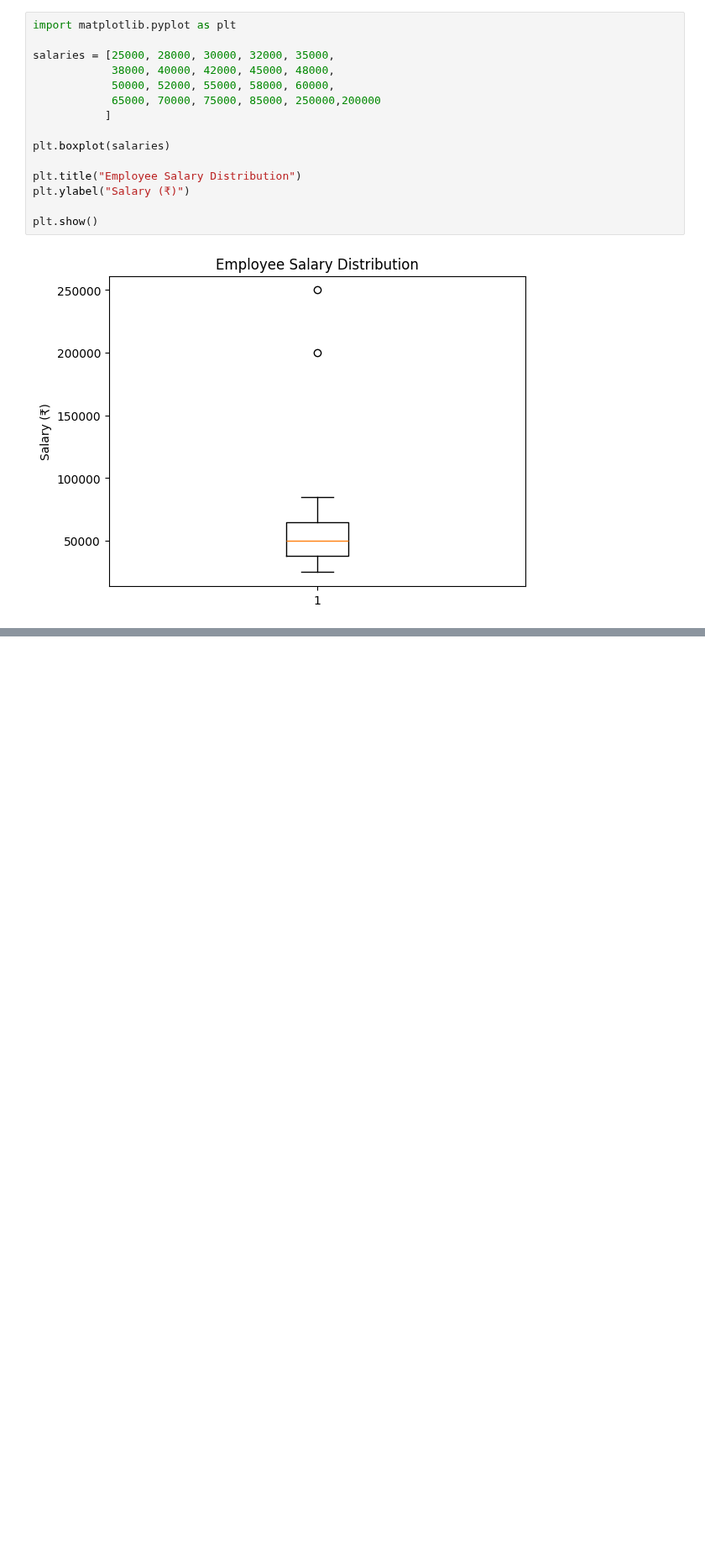
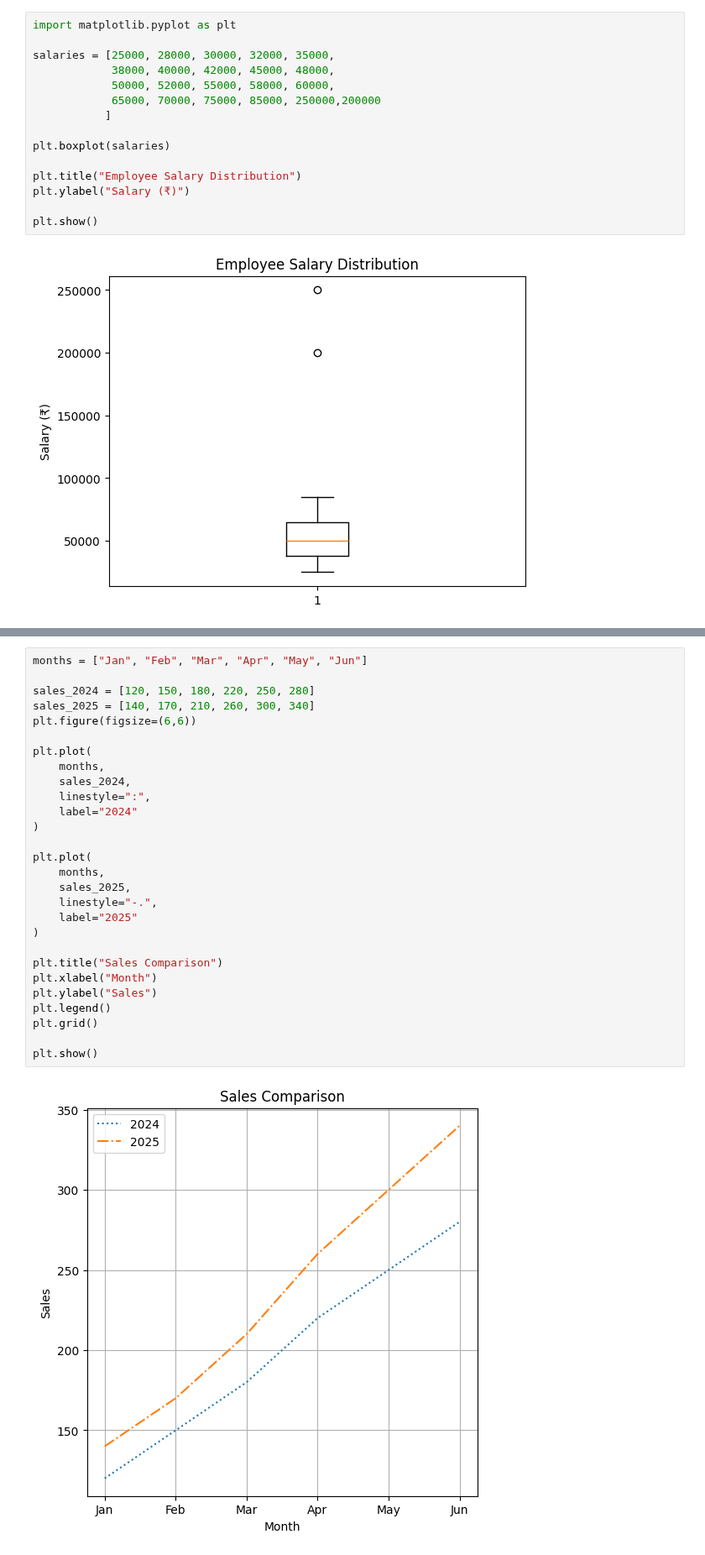
Before and after one commit to cmritdatasciencesociety-lab/Data_Analytics_Program, a Jupyter notebook: data-visualization.ipynb, the cells around one changed output, grey strips where cells are left out. Shown at 84% size. Saved outputs shown, nothing was run; the diff lists cells and outputs as text; blank space fills up the shorter version.

```diff
--- a/data-visualization.ipynb
+++ b/data-visualization.ipynb
@@ -1164,0 +1366,30 @@ plt.show()
+# %%
+months = ["Jan", "Feb", "Mar", "Apr", "May", "Jun"]
+
+sales_2024 = [120, 150, 180, 220, 250, 280]
+sales_2025 = [140, 170, 210, 260, 300, 340]
+plt.figure(figsize=(6,6))
+
+plt.plot(
+    months,
+    sales_2024,
+    linestyle=":",
+    label="2024"
+)
+
+plt.plot(
+    months,
+    sales_2025,
+    linestyle="-.",
+    label="2025"
+)
+
+plt.title("Sales Comparison")
+plt.xlabel("Month")
+plt.ylabel("Sales")
+plt.legend()
+plt.grid()
+
+plt.show()
+# %% [output]
+[figure, added]
```
Also changed, not shown: parts of 39 cells of this notebook.
